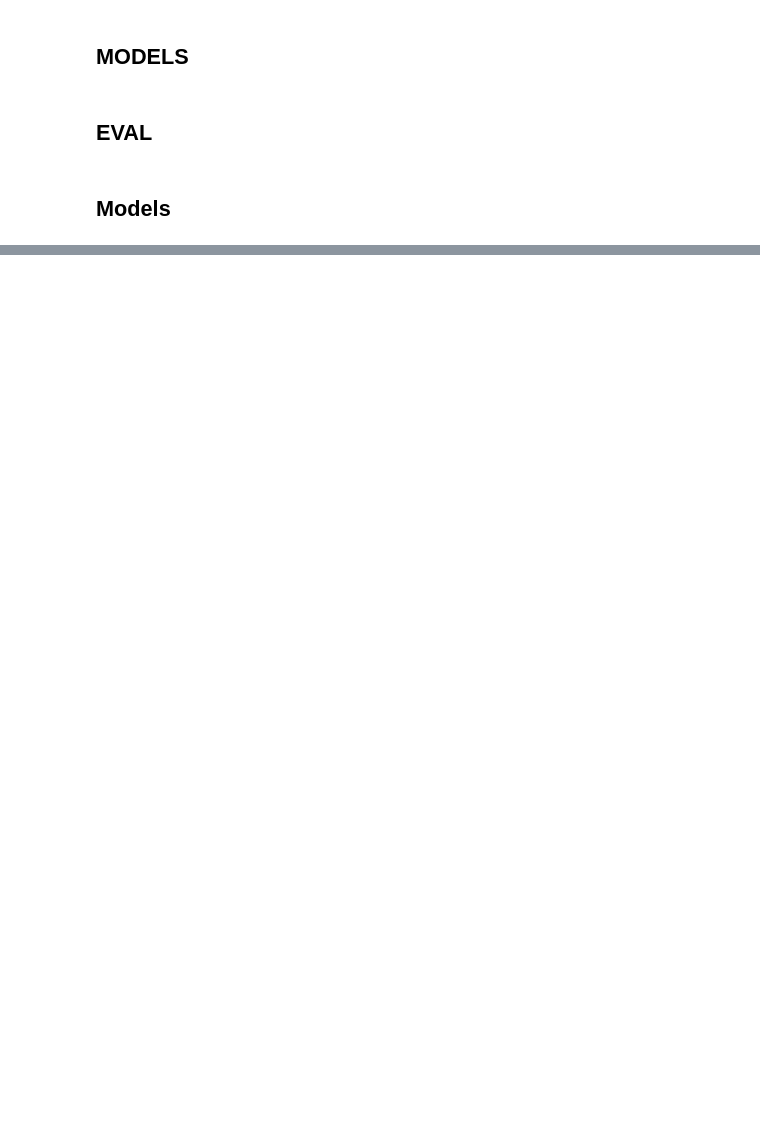
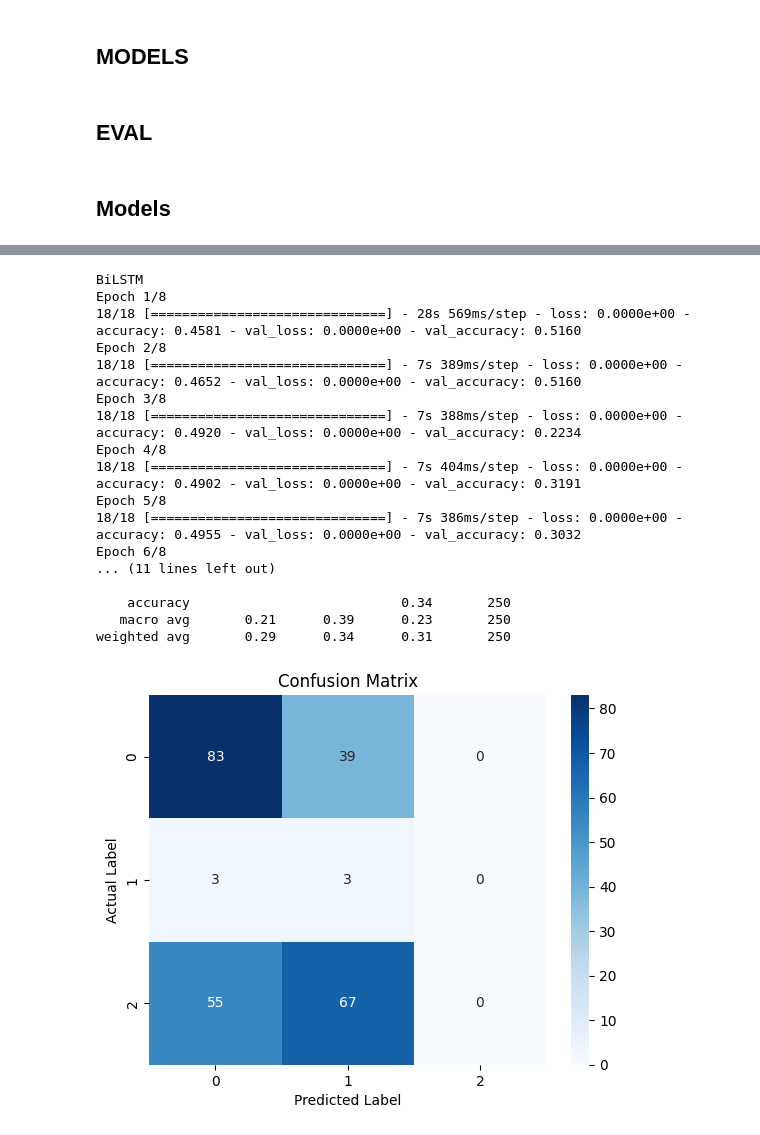
Before and after one commit to Muhammad-Hamza-Khan-03/Academics, a Jupyter notebook: NLP Assignments/Assignment_3/21l-5654-A3-Q1.ipynb, the cells around one changed output, grey strips where cells are left out. Drawn from its saved outputs; the diff is of its cells as text; code cells hidden in the pictures; blank space fills up the shorter version.

```diff
--- a/NLP Assignments/Assignment_3/21l-5654-A3-Q1.ipynb
+++ b/NLP Assignments/Assignment_3/21l-5654-A3-Q1.ipynb
@@ -476,0 +420,24 @@ weighted avg       0.27      0.33      0.30       250
+# %%
+print("BiLSTM")
+model = my_models_function("BiLSTM")
+model.fit(X_train, y_train, batch_size=32, epochs=8, validation_split=0.25)
+evaluate_model(model, X_test, y_test)
+# %% [output]
+BiLSTM
+Epoch 1/8
+18/18 [==============================] - 28s 569ms/step - loss: 0.0000e+00 - accuracy: 0.4581 - val_loss: 0.0000e+00 - val_accuracy: 0.5160
+Epoch 2/8
+18/18 [==============================] - 7s 389ms/step - loss: 0.0000e+00 - accuracy: 0.4652 - val_loss: 0.0000e+00 - val_accuracy: 0.5160
+Epoch 3/8
+18/18 [==============================] - 7s 388ms/step - loss: 0.0000e+00 - accuracy: 0.4920 - val_loss: 0.0000e+00 - val_accuracy: 0.2234
+Epoch 4/8
+18/18 [==============================] - 7s 404ms/step - loss: 0.0000e+00 - accuracy: 0.4902 - val_loss: 0.0000e+00 - val_accuracy: 0.3191
+Epoch 5/8
+18/18 [==============================] - 7s 386ms/step - loss: 0.0000e+00 - accuracy: 0.4955 - val_loss: 0.0000e+00 - val_accuracy: 0.3032
+Epoch 6/8
+... (11 lines left out)
+
+    accuracy                           0.34       250
+   macro avg       0.21      0.39      0.23       250
+weighted avg       0.29      0.34      0.31       250
+[figure, added]
```
Also changed, not shown: parts of 17 cells of this notebook.
